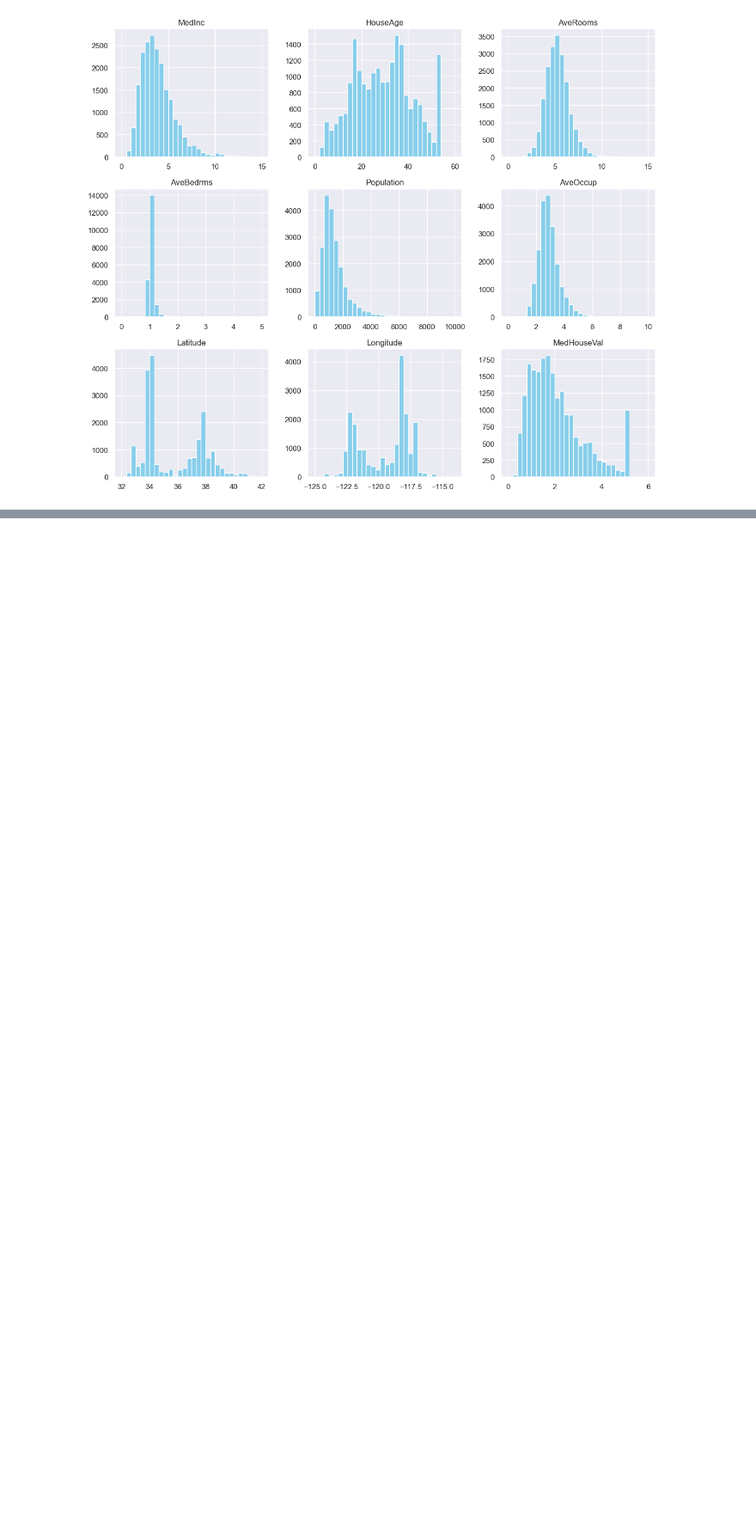
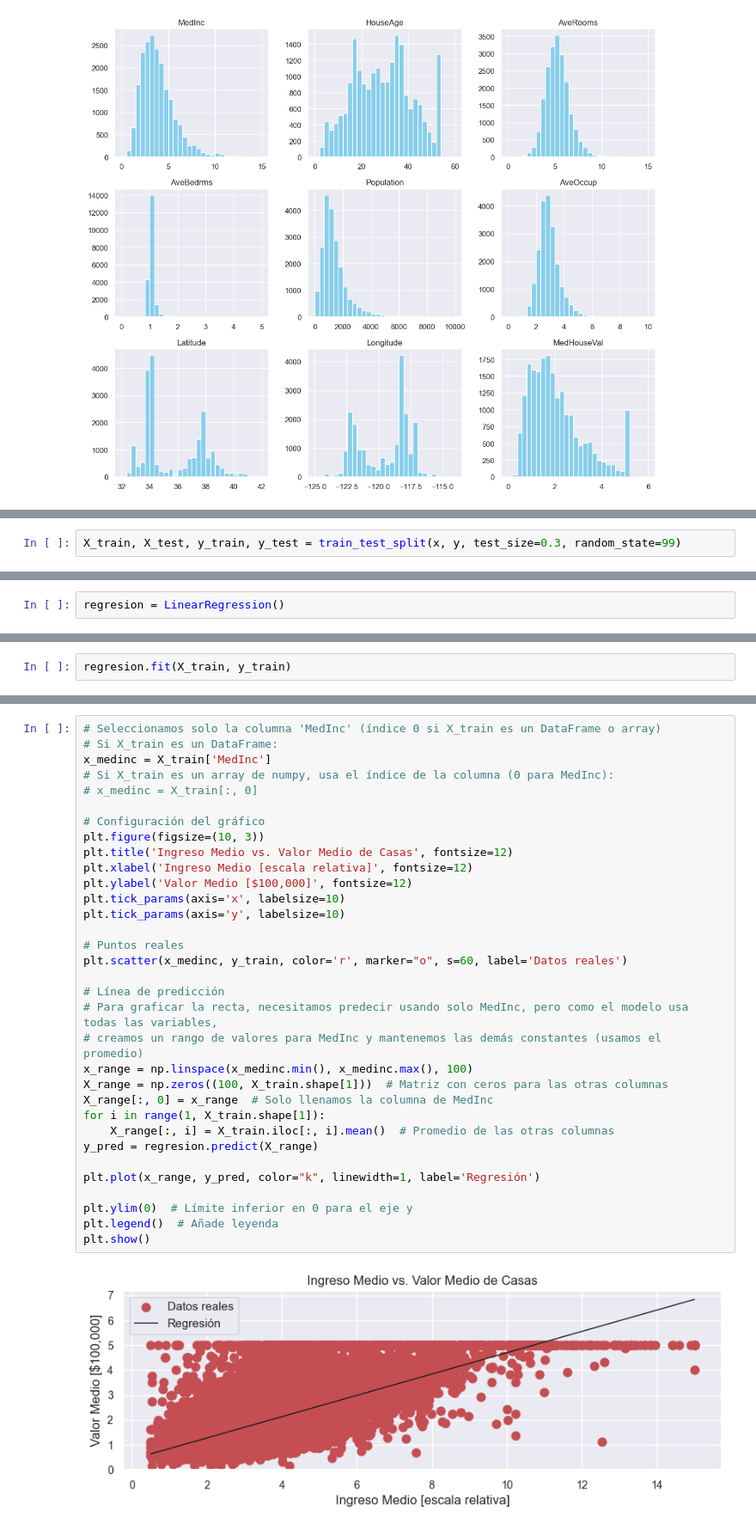
Before and after one commit to martinbrocca/CEIA-IIA, a Jupyter notebook: TP2/tp2.ipynb, the cells around one changed output, grey strips where cells are left out. Shown at 86% size. Cells and saved outputs as stored; diff of their text form; blank space fills up the shorter version.

Commit message:
punto 3 y 4 por agustin

```diff
--- a/TP2/tp2.ipynb
+++ b/TP2/tp2.ipynb
@@ -207,0 +239,2 @@ plt.show()
+# %%
+X_train, X_test, y_train, y_test = train_test_split(x, y, test_size=0.3, random_state=99)
@@ -207,0 +251,2 @@ plt.show()
+# %%
+regresion = LinearRegression()
@@ -207,0 +257,2 @@ plt.show()
+# %%
+regresion.fit(X_train, y_train)
@@ -207,0 +282,35 @@ plt.show()
+# %%
+# Seleccionamos solo la columna 'MedInc' (índice 0 si X_train es un DataFrame o array)
+# Si X_train es un DataFrame:
+x_medinc = X_train['MedInc']
+# Si X_train es un array de numpy, usa el índice de la columna (0 para MedInc):
+# x_medinc = X_train[:, 0]
+
+# Configuración del gráfico
+plt.figure(figsize=(10, 3))
+plt.title('Ingreso Medio vs. Valor Medio de Casas', fontsize=12)
+plt.xlabel('Ingreso Medio [escala relativa]', fontsize=12)
+plt.ylabel('Valor Medio [$100,000]', fontsize=12)
+plt.tick_params(axis='x', labelsize=10)
+plt.tick_params(axis='y', labelsize=10)
+
+# Puntos reales
+plt.scatter(x_medinc, y_train, color='r', marker="o", s=60, label='Datos reales')
+
+# Línea de predicción
+# Para graficar la recta, necesitamos predecir usando solo MedInc, pero como el modelo usa todas las variables,
+# creamos un rango de valores para MedInc y mantenemos las demás constantes (usamos el promedio)
+x_range = np.linspace(x_medinc.min(), x_medinc.max(), 100)
+X_range = np.zeros((100, X_train.shape[1]))  # Matriz con ceros para las otras columnas
+X_range[:, 0] = x_range  # Solo llenamos la columna de MedInc
+for i in range(1, X_train.shape[1]):
+    X_range[:, i] = X_train.iloc[:, i].mean()  # Promedio de las otras columnas
+y_pred = regresion.predict(X_range)
+
+plt.plot(x_range, y_pred, color="k", linewidth=1, label='Regresión')
+
+plt.ylim(0)  # Límite inferior en 0 para el eje y
+plt.legend()  # Añade leyenda
+plt.show()
+# %% [output]
+[figure, added]
```
Also changed, not shown: parts of 25 cells of this notebook.
